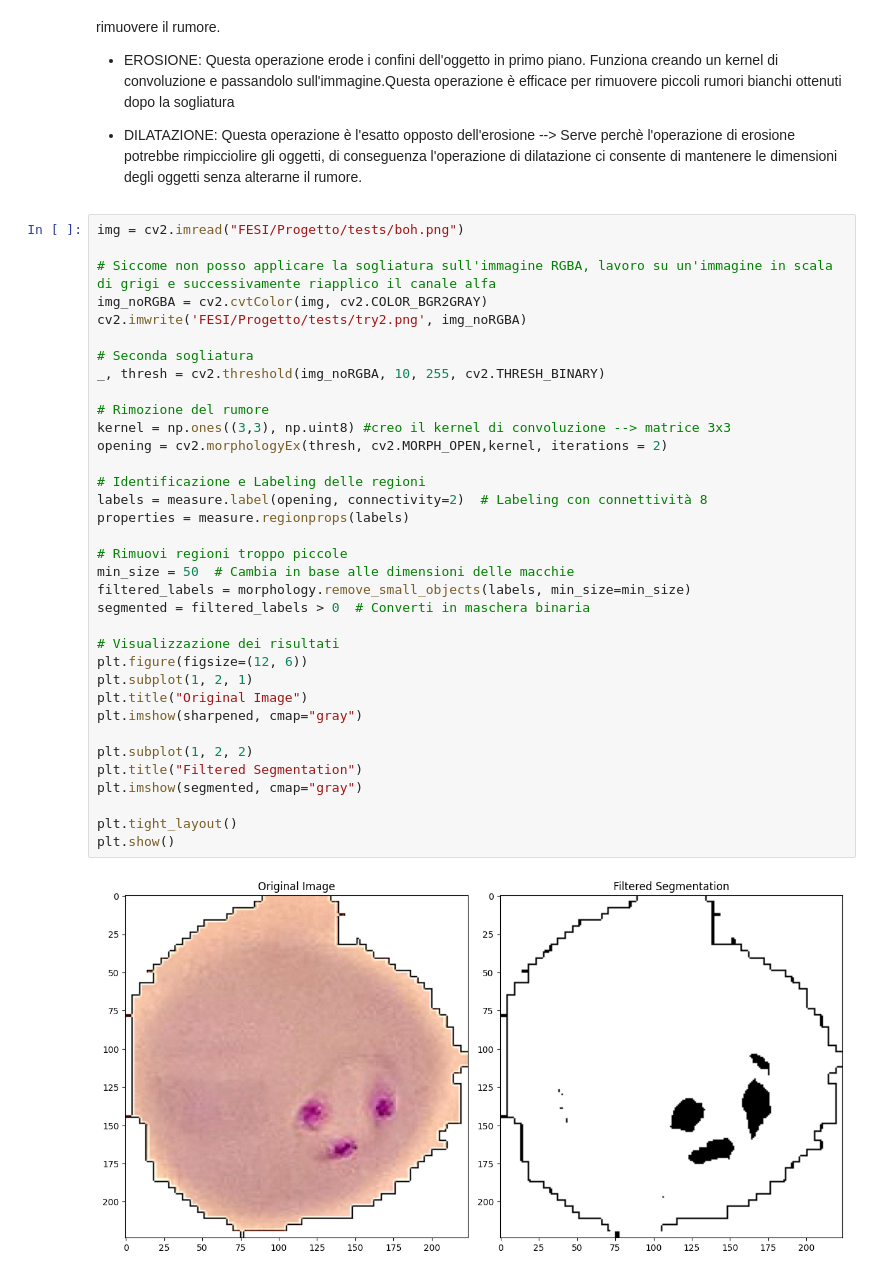
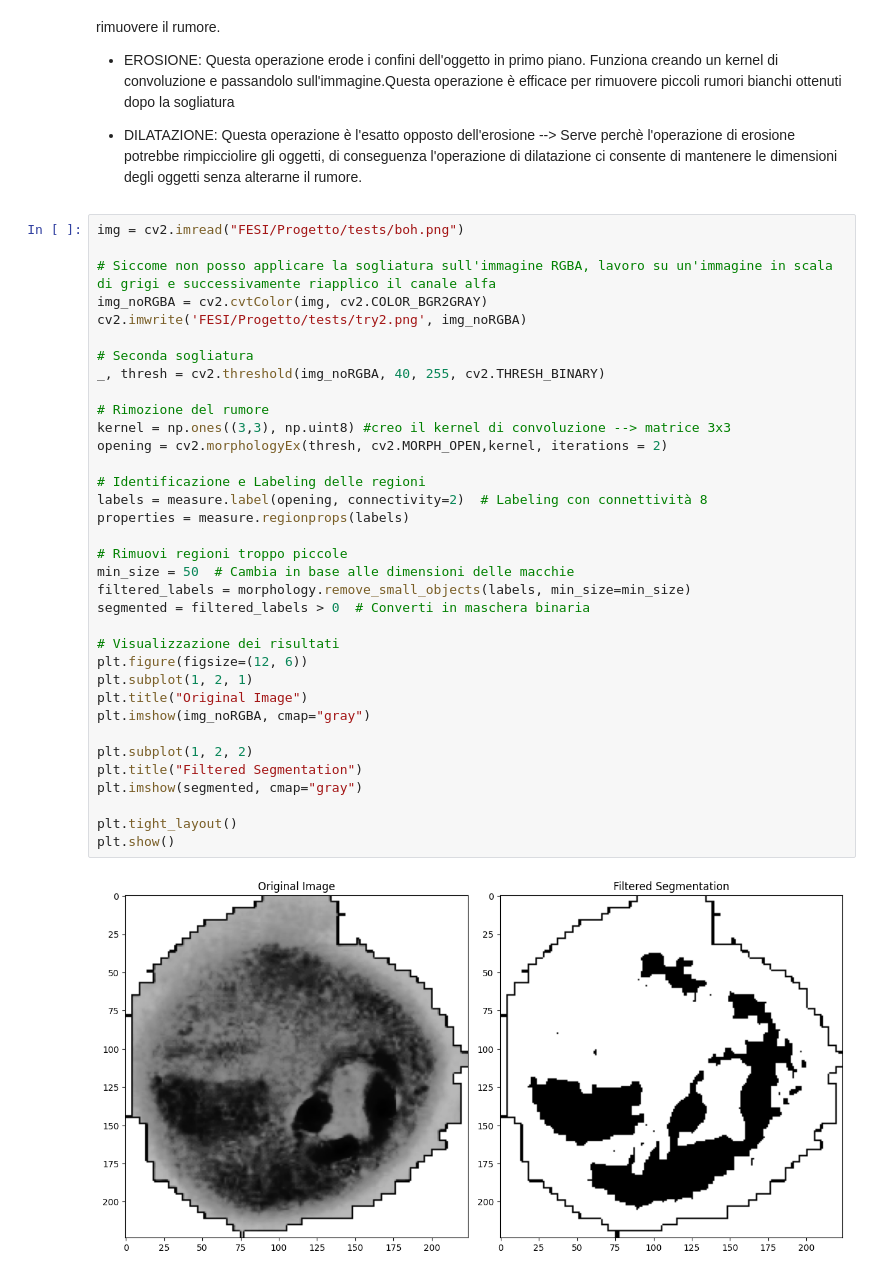
Before and after one commit to GiuuGpEEp/TerzoAnnoUni, a Jupyter notebook: FESI/Progetto/ProvaNotebook.ipynb, the cells around one changed output. Saved outputs shown, nothing was run; the diff lists cells and outputs as text.

```diff
--- a/FESI/Progetto/ProvaNotebook.ipynb
+++ b/FESI/Progetto/ProvaNotebook.ipynb
@@ -122,36 +122,36 @@ img = cv2.imread("FESI/Progetto/tests/boh.png")
 img_noRGBA = cv2.cvtColor(img, cv2.COLOR_BGR2GRAY)
 cv2.imwrite('FESI/Progetto/tests/try2.png', img_noRGBA)
 
 # Seconda sogliatura
-_, thresh = cv2.threshold(img_noRGBA, 10, 255, cv2.THRESH_BINARY)
+_, thresh = cv2.threshold(img_noRGBA, 40, 255, cv2.THRESH_BINARY)
 
 # Rimozione del rumore
 kernel = np.ones((3,3), np.uint8) #creo il kernel di convoluzione --> matrice 3x3
 opening = cv2.morphologyEx(thresh, cv2.MORPH_OPEN,kernel, iterations = 2)
 
 # Identificazione e Labeling delle regioni
 labels = measure.label(opening, connectivity=2)  # Labeling con connettività 8
 properties = measure.regionprops(labels)
 
 # Rimuovi regioni troppo piccole
 min_size = 50  # Cambia in base alle dimensioni delle macchie
 filtered_labels = morphology.remove_small_objects(labels, min_size=min_size)
 segmented = filtered_labels > 0  # Converti in maschera binaria
 
 # Visualizzazione dei risultati
 plt.figure(figsize=(12, 6))
 plt.subplot(1, 2, 1)
 plt.title("Original Image")
-plt.imshow(sharpened, cmap="gray")
+plt.imshow(img_noRGBA, cmap="gray")
 
 plt.subplot(1, 2, 2)
 plt.title("Filtered Segmentation")
 plt.imshow(segmented, cmap="gray")
 
 plt.tight_layout()
 plt.show()
 # %% [output]
-[figure, old version]
+[figure, new version]
 # %%
 #Ho creato una seconda maschera --> la applico all'immagine originale
 img = cv2.imread('FESI/Progetto/malaria/malaria/parasite (1).png', cv2.IMREAD_UNCHANGED)
```
Also changed, not shown: parts of 1 cell of this notebook, 1 other file.
